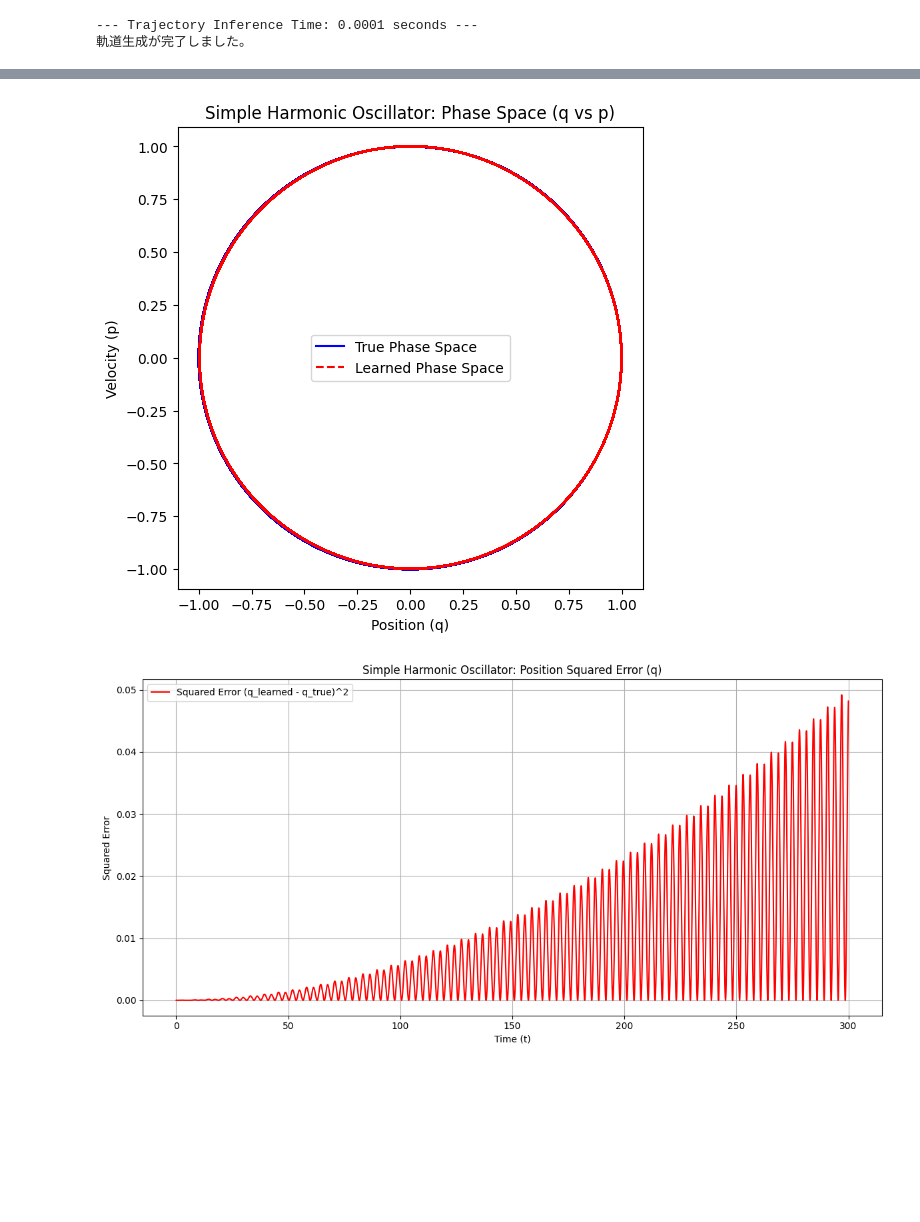
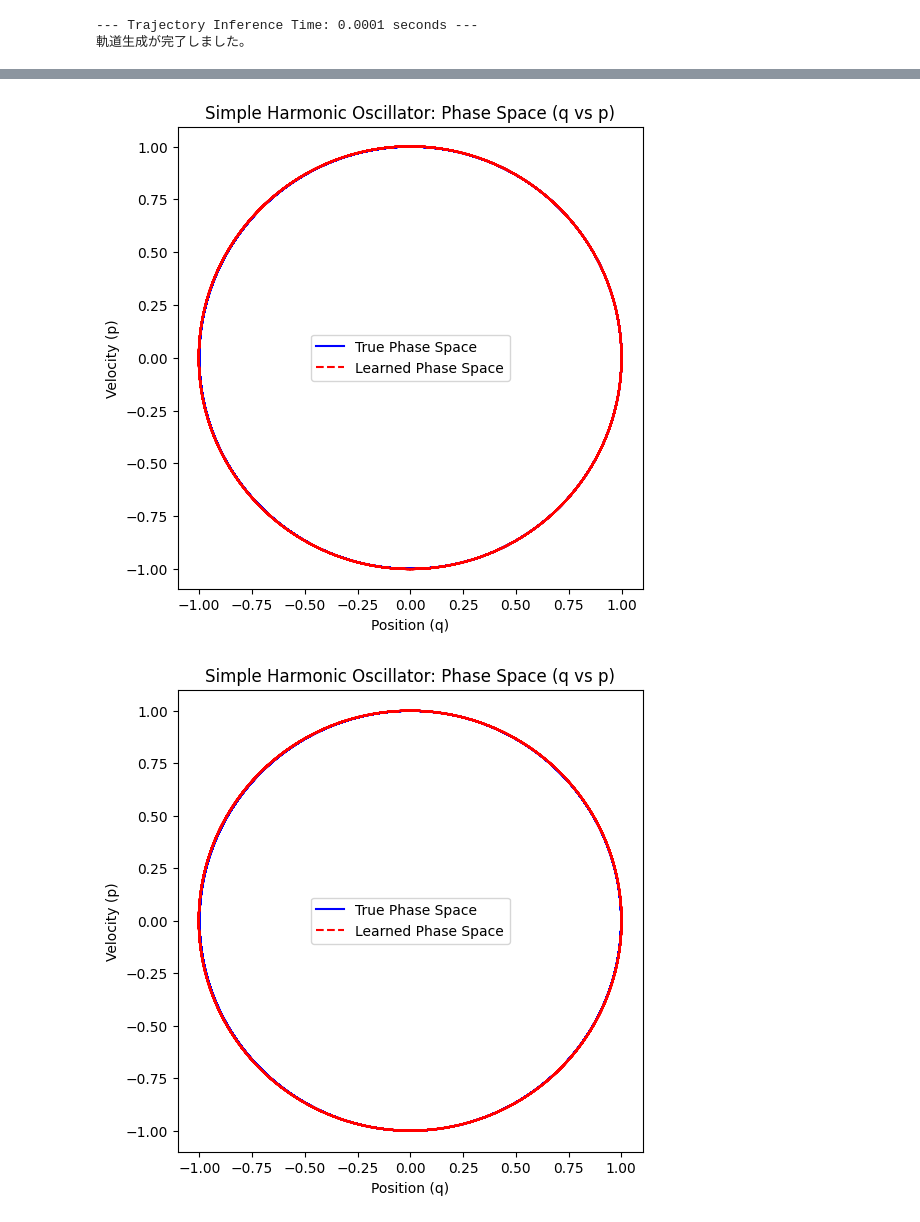
Before and after one commit to nkjm108/PIML, a Jupyter notebook: harmonic_ocillation_1D/H1D_LNN.ipynb, the cells around one changed output, grey strips where cells are left out. Drawn from its saved outputs; the diff is of its cells as text; code cells hidden in the pictures; blank space fills up the shorter version.

```diff
--- a/harmonic_ocillation_1D/H1D_LNN.ipynb
+++ b/harmonic_ocillation_1D/H1D_LNN.ipynb
@@ -55,12 +55,12 @@ def H_analytical(state, m=1.0, k=1.0):
 # --- ハイパーパラメータ ---
 q_dim = 1
 hidden_dim = 200
-learning_rate = 1e-3
-num_epochs = 5000
-key = jax.random.PRNGKey(0)
+learning_rate = 1e-2
+num_epochs = 8000
+key = jax.random.PRNGKey(8)
 
 # --- setup trajectory of training and test data ---
-num_trajectories = 25 # 学習用の軌道数
+num_trajectories = 100 # 学習用の軌道数
 N_points_per_traj = 30      # 1軌道あたりの点の数
 t_end = 3.0              # 1軌道のシミュレーション時間
 t_eval = jnp.linspace(0.0, t_end, N_points_per_traj)
@@ -126,7 +126,7 @@ dummy_v = jnp.zeros((q_dim,))
 dummy_state = (0.0, dummy_q, dummy_v)
 
 params = lnn_model.init(init_key, dummy_state)['params'] #構造を決定
-optimizer = optax.adam(learning_rate)
+optimizer = optax.adamw(learning_rate, weight_decay=1e-5)
 opt_state = optimizer.init(params) #重みを追跡するために必要な内部メモリ状態
 
 print("モデルとオプティマイザの初期化完了。学習を開始します...")
@@ -197,9 +225,12 @@ Epoch 4500, Train Loss: 0.000003, Test Loss: 0.000005
 generate trajectory
 '''
 LNN_fn = lambda s: model_apply_fn({'params': params}, s)
-HNN_from_LNN_fn = ham.lagrangian_to_hamiltonian(LNN_fn) #
-lag_to_ham_state_fn = ham.lagrangian_state_to_hamiltonian_state(L_analytical)
-ham_to_lag_state_fn = ham.hamiltonian_state_to_lagrangian_state(H_analytical)
+HNN_from_LNN_fn = ham.lagrangian_to_hamiltonian(LNN_fn)
+
+lag_to_ham_state_fn_true = ham.lagrangian_state_to_hamiltonian_state(L_analytical)
+ham_to_lag_state_fn_true = ham.hamiltonian_state_to_lagrangian_state(H_analytical)
+lag_to_ham_state_fn_learned = ham.lagrangian_state_to_hamiltonian_state(LNN_fn)
+ham_to_lag_state_fn_learned = ham.hamiltonian_state_to_lagrangian_state(HNN_from_LNN_fn)
 
 solver_learned_lnn = create_trajectory(model_apply_fn, params)
 solver_learned_hnn_from_lnn = create_trajectory_for_hnn(HNN_from_LNN_fn)
@@ -207,21 +238,22 @@ solver_learned_hnn_from_lnn = create_trajectory_for_hnn(HNN_from_LNN_fn)
 #initial state
 initial_state_lag = (0.0, jnp.array([1.0]), jnp.array([0.0]))
 initial_state_ham = (0.0, jnp.array([1.0]), jnp.array([0.0]))
-t_eval = jnp.linspace(0.0, 300.0, 30000)
+t_eval = jnp.linspace(0.0, 100.0, 10000)
 
 #true
 ds_true = lag.state_derivative(L_analytical)
 solver_true = util.ode_solver(ds_true)
 lag_states_true = solver_true(initial_state_lag, t_eval)
-ham_states_true = jax.vmap(lag_to_ham_state_fn)(lag_states_true)
+ham_states_true = jax.vmap(lag_to_ham_state_fn_true)(lag_states_true)
 
 #LNN
 lag_states_learned_lnn = solver_learned_lnn(initial_state_lag, t_eval)
-ham_states_learned_lnn = jax.vmap(lag_to_ham_state_fn)(lag_states_learned_lnn)
+ham_states_learned_lnn = jax.vmap(lag_to_ham_state_fn_true)(lag_states_learned_lnn)
 
 #HNN from LNN
 ham_states_learned_hnn_from_lnn = solver_learned_hnn_from_lnn(initial_state_ham, t_eval)
-lag_states_learned_hnn_from_lnn = jax.vmap(ham_to_lag_state_fn)(ham_states_learned_hnn_from_lnn)
+lag_states_learned_hnn_from_lnn = jax.vmap(ham_to_lag_state_fn_learned)(ham_states_learned_hnn_from_lnn) #ここでスケールを修正
+ham_states_learned_hnn_from_lnn = jax.vmap(lag_to_ham_state_fn_true)(lag_states_learned_hnn_from_lnn)
 
 start_inference_time = time.time()
 lag_states_learned_lnn[1].block_until_ready()
@@ -257,8 +289,8 @@ plotting.plot_trajectory_comparison(
 )
 
 plotting.plot_trajectory_comparison(
-    t_true, q_true, v_true,
-    t_learned_hnn_from_lnn, q_learned_hnn_from_lnn, v_learned_hnn_from_lnn,
+    t_true, q_true, p_true,
+    t_learned_hnn_from_lnn, q_learned_hnn_from_lnn, p_learned_hnn_from_lnn,
     title_prefix
 )
 
@@ -268,6 +300,12 @@ plotting.plot_phase_space(
     title_prefix
 )
 
+plotting.plot_phase_space(
+    q_true, p_true,
+    q_learned_hnn_from_lnn, p_learned_hnn_from_lnn,
+    title_prefix
+)
+
 plotting.plot_q_squared_error(
     t_true, q_true, q_learned_lnn,
     title_prefix=title_prefix
@@ -278,2 +316,2 @@ plotting.plot_q_squared_error(
-[figure, old version]
+[figure, new version]
-[figure, old version]
+[figure, new version]
```
Also changed, not shown: parts of 4 cells of this notebook, 5 other files.
